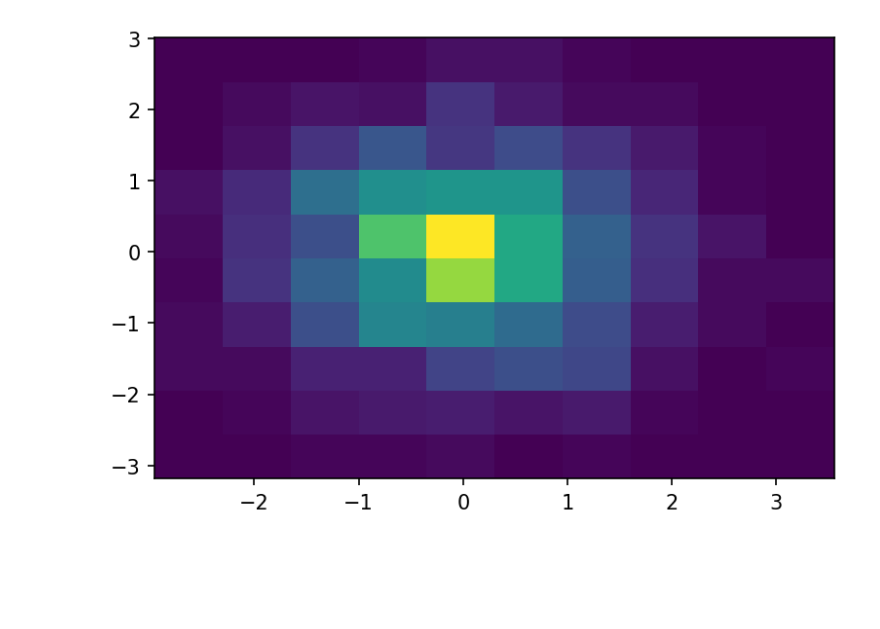
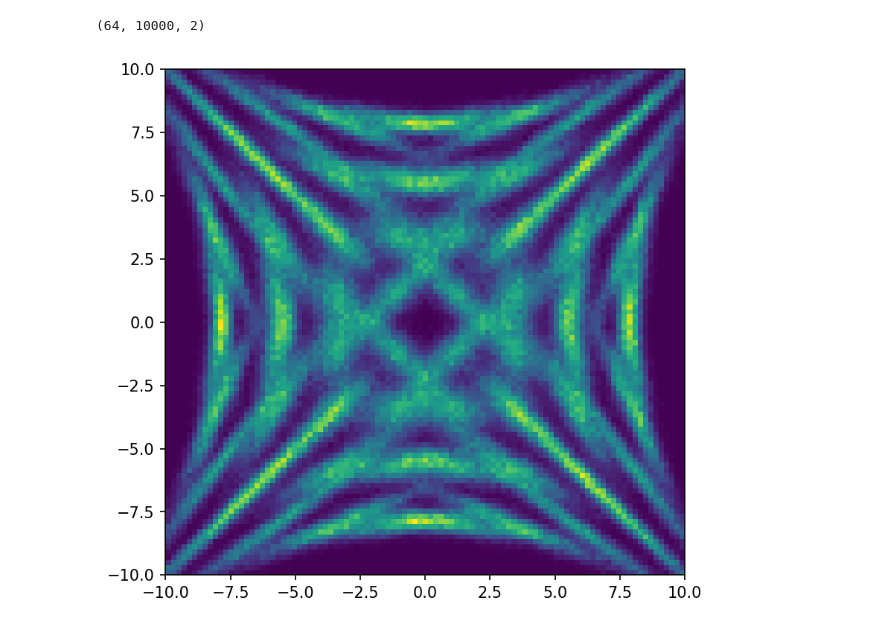
Before and after one commit to phinate/flow-interpolation, a Jupyter notebook: toy.ipynb, the cells around one changed output. Drawn from its saved outputs; the diff is of its cells as text; code cells hidden in the pictures; blank space fills up the shorter version.

```diff
--- a/toy.ipynb
+++ b/toy.ipynb
@@ -71,4 +55,35 @@ array([[1., 0.],
-# %%
-plt.hist2d(x,y);
-# %% [output]
-[figure, removed]
+# %%
+from jax.random import multivariate_normal, PRNGKey
+
+@jax.vmap
+def samples(mean, cov):
+    return multivariate_normal(PRNGKey(0), mean, cov, shape=(10000,))
+
+samps = samples(means, covs)
+samps.shape
+# %% [output]
+(64, 10000, 2)
+# %%
+from plothelp import autogrid
+
+fig, ax = plt.subplots()
+
+bins = np.linspace(-10, 10, 100), np.linspace(-10, 10, 100)
+
+
+def plot(ax, s, i):
+    x, y = s[:,0], s[:,1]
+    ax.hist2d(x,y, density=True, bins=bins)
+    ax.set_xlim((-10,10))
+    ax.set_ylim((-10,10))
+
+data = jnp.concatenate(samps)
+plot(ax, data, 0)
+# autogrid(
+#     samps,
+#     plot,
+#     # subplot_kwargs=dict(sharex=True, sharey=True),
+#     plots_per_row=7
+# );
+# %% [output]
+[figure, added]
```
Also changed, not shown: parts of 5 cells of this notebook.
